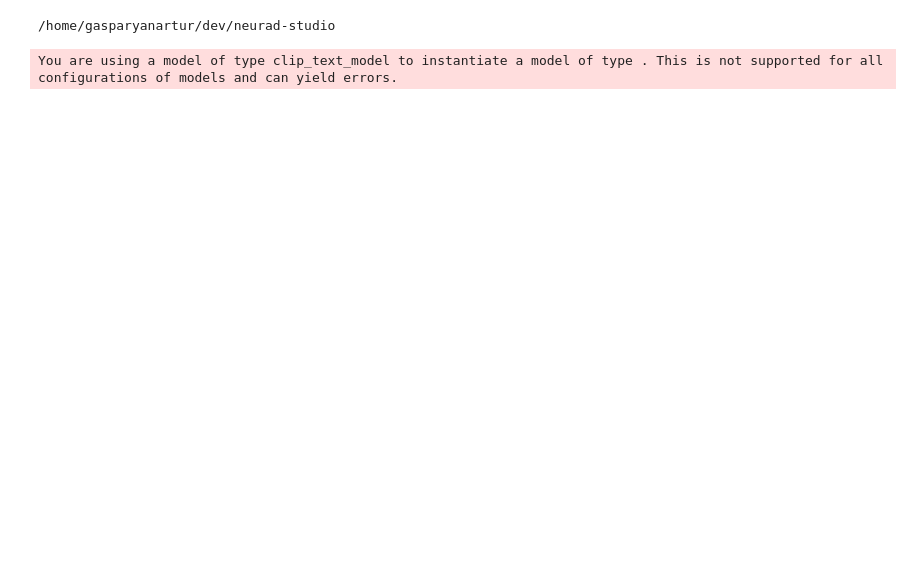
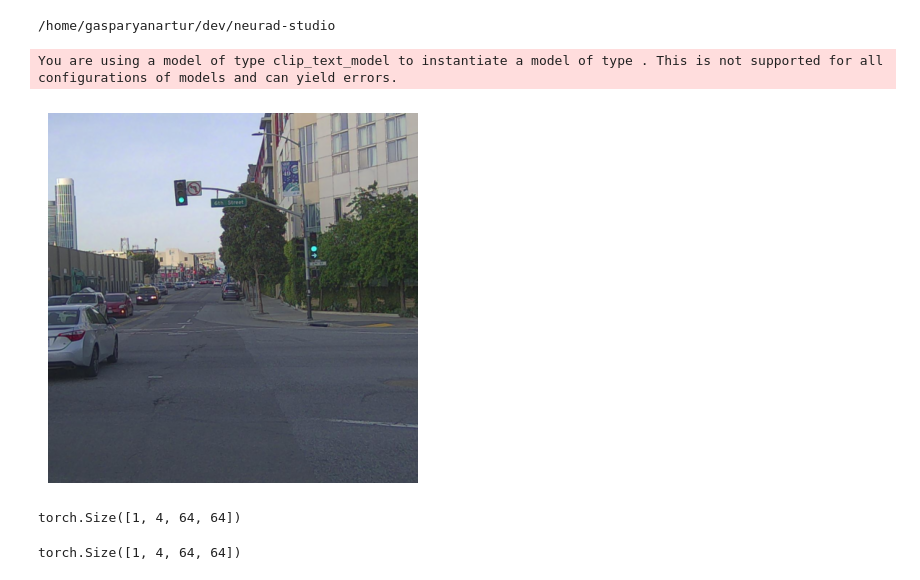
Before and after one commit to gasparyanartur/neurad-diffusion, a Jupyter notebook: nerfstudio/notebooks/diffusion_recreate.ipynb, the cells around one changed output. Drawn from its saved outputs; the diff is of its cells as text; code cells hidden in the pictures; blank space fills up the shorter version.

Commit message:
wip: Add diffusion recreation pipelien

```diff
--- a/nerfstudio/notebooks/diffusion_recreate.ipynb
+++ b/nerfstudio/notebooks/diffusion_recreate.ipynb
@@ -5,10 +5,14 @@
 # %% [output]
 /home/gasparyanartur/dev/neurad-studio
 # %%
+import typing
 from typing import Optional
 from diffusers import AutoencoderKL, DDPMScheduler, StableDiffusionImg2ImgPipeline, UNet2DConditionModel
 from diffusers.image_processor import VaeImageProcessor
+import torch
 from transformers import AutoTokenizer
+from transformers import CLIPTextModel
+
 
 from nerfstudio.generative.diffusion_model import DiffusionModelId
 from nerfstudio.scripts.run_train_lora import import_encoder_class_from_model_name_or_path
@@ -16,6 +20,9 @@ from nerfstudio.scripts.run_train_lora import import_encoder_class_from_model_na
 model_id = DiffusionModelId.sd_v2_1
 revision: str = "main"
 variant: Optional[str] = None
+
+device = torch.device("cuda")
+dtype = torch.float16
 # %%
 img_processor = VaeImageProcessor()
 
@@ -59,2 +83,29 @@ vae = AutoencoderKL.from_pretrained(
 # %% [output]
 You are using a model of type clip_text_model to instantiate a model of type . This is not supported for all configurations of models and can yield errors.
+# %%
+from pathlib import Path
+from nerfstudio.generative.dynamic_dataset import make_img_tf_pipe, read_image
+from nerfstudio.generative.utils import show_img
+
+
+ex_img_path = Path("data/pandaset/001/camera/front_camera/00.jpg")
+ex_img = read_image(ex_img_path, make_img_tf_pipe(dtype=dtype), device=device)
+show_img(ex_img)
+# %% [output]
+[figure, added]
+# %%
+from nerfstudio.generative.diffusion_model import encode_img
+
+
+latent = encode_img(img_processor, vae, ex_img, device)
+latent.shape
+# %% [output]
+torch.Size([1, 4, 64, 64])
+# %%
+from nerfstudio.generative.diffusion_model import add_noise_to_latent
+
+
+noisy_latent = add_noise_to_latent(latent, 0, noise_scheduler)
+noisy_latent.shape
+# %% [output]
+torch.Size([1, 4, 64, 64])
```
Also changed, not shown: parts of 2 cells of this notebook, 3 other files.
